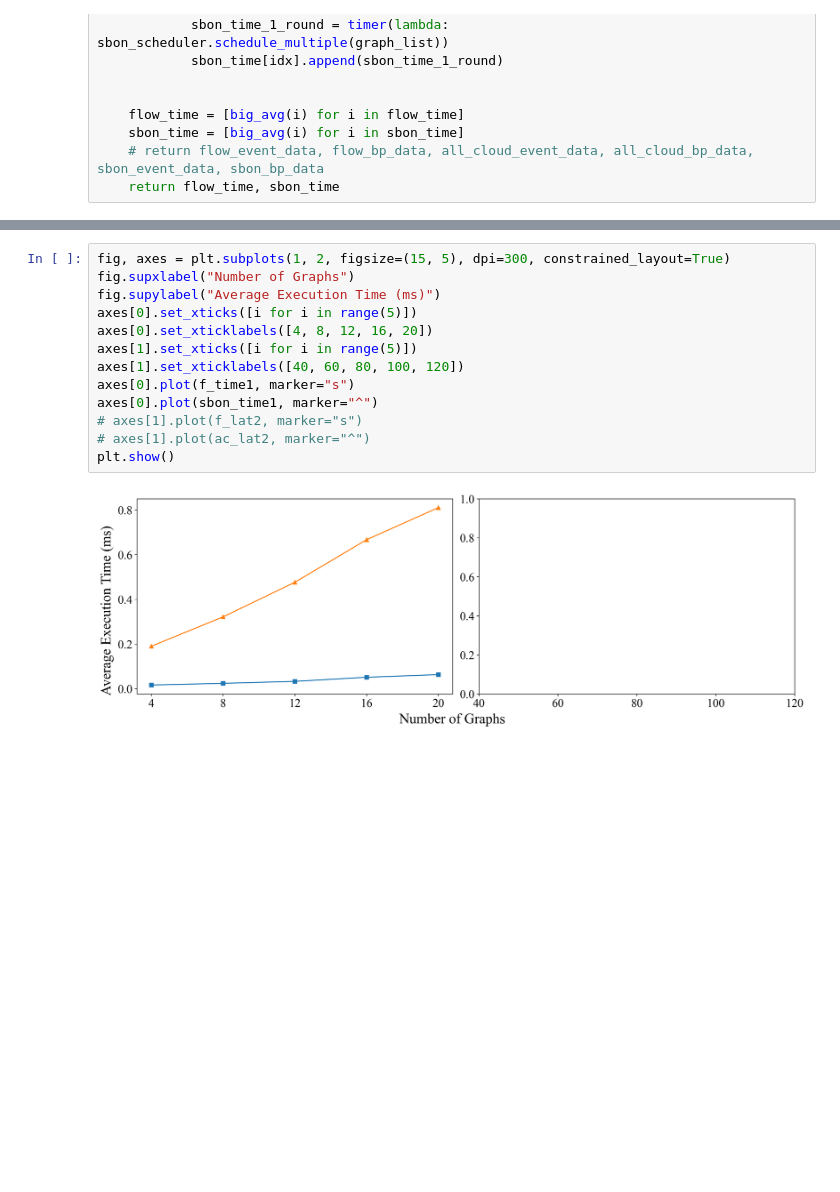
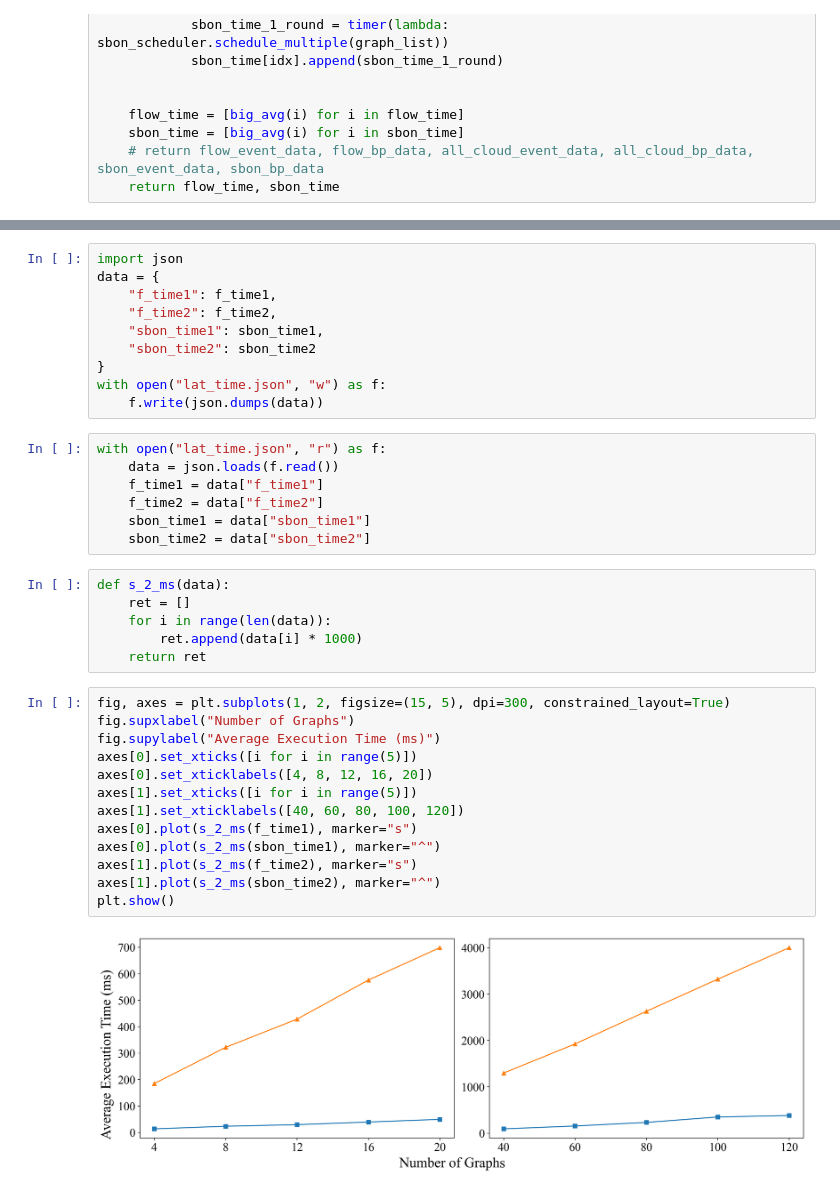
Before and after one commit to fritz1149/stream-scheduling-simulator, a Jupyter notebook: scripts/multiedge-exp/lat_time.ipynb, the cells around one changed output, grey strips where cells are left out. Cells and saved outputs as stored; diff of their text form; blank space fills up the shorter version.

```diff
--- a/scripts/multiedge-exp/lat_time.ipynb
+++ b/scripts/multiedge-exp/lat_time.ipynb
@@ -116,15 +124,38 @@ print(sbon_time2)
+# %%
+import json
+data = {
+    "f_time1": f_time1,
+    "f_time2": f_time2,
+    "sbon_time1": sbon_time1,
+    "sbon_time2": sbon_time2
+}
+with open("lat_time.json", "w") as f:
+    f.write(json.dumps(data))
+# %%
+with open("lat_time.json", "r") as f:
+    data = json.loads(f.read())
+    f_time1 = data["f_time1"]
+    f_time2 = data["f_time2"]
+    sbon_time1 = data["sbon_time1"]
+    sbon_time2 = data["sbon_time2"]
+# %%
+def s_2_ms(data):
+    ret = []
+    for i in range(len(data)):
+        ret.append(data[i] * 1000)
+    return ret
 # %%
 fig, axes = plt.subplots(1, 2, figsize=(15, 5), dpi=300, constrained_layout=True)
 fig.supxlabel("Number of Graphs")
 fig.supylabel("Average Execution Time (ms)")
 axes[0].set_xticks([i for i in range(5)])
 axes[0].set_xticklabels([4, 8, 12, 16, 20])
 axes[1].set_xticks([i for i in range(5)])
 axes[1].set_xticklabels([40, 60, 80, 100, 120])
-axes[0].plot(f_time1, marker="s")
-axes[0].plot(sbon_time1, marker="^")
-# axes[1].plot(f_lat2, marker="s")
-# axes[1].plot(ac_lat2, marker="^")
+axes[0].plot(s_2_ms(f_time1), marker="s")
+axes[0].plot(s_2_ms(sbon_time1), marker="^")
+axes[1].plot(s_2_ms(f_time2), marker="s")
+axes[1].plot(s_2_ms(sbon_time2), marker="^")
 plt.show()
 # %% [output]
-[figure, old version]
+[figure, new version]
```
Also changed, not shown: parts of 2 cells of this notebook, 9 other files.
